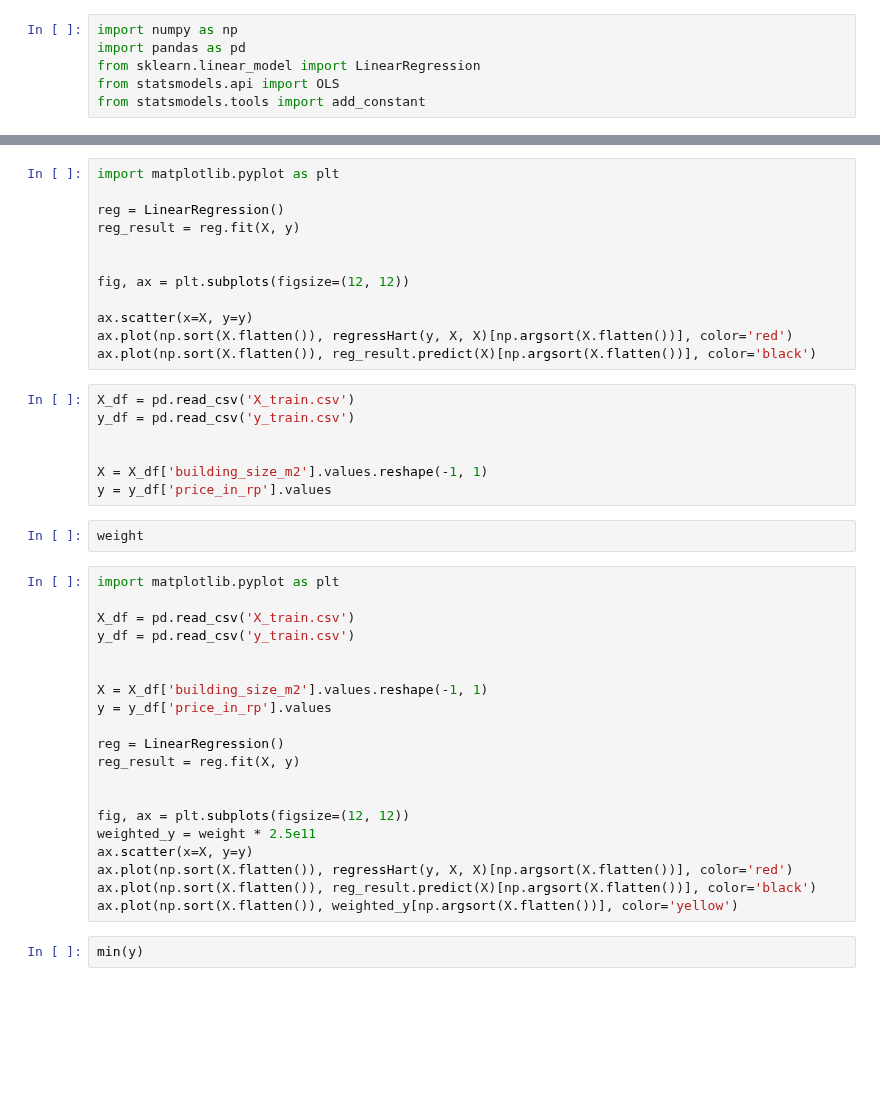
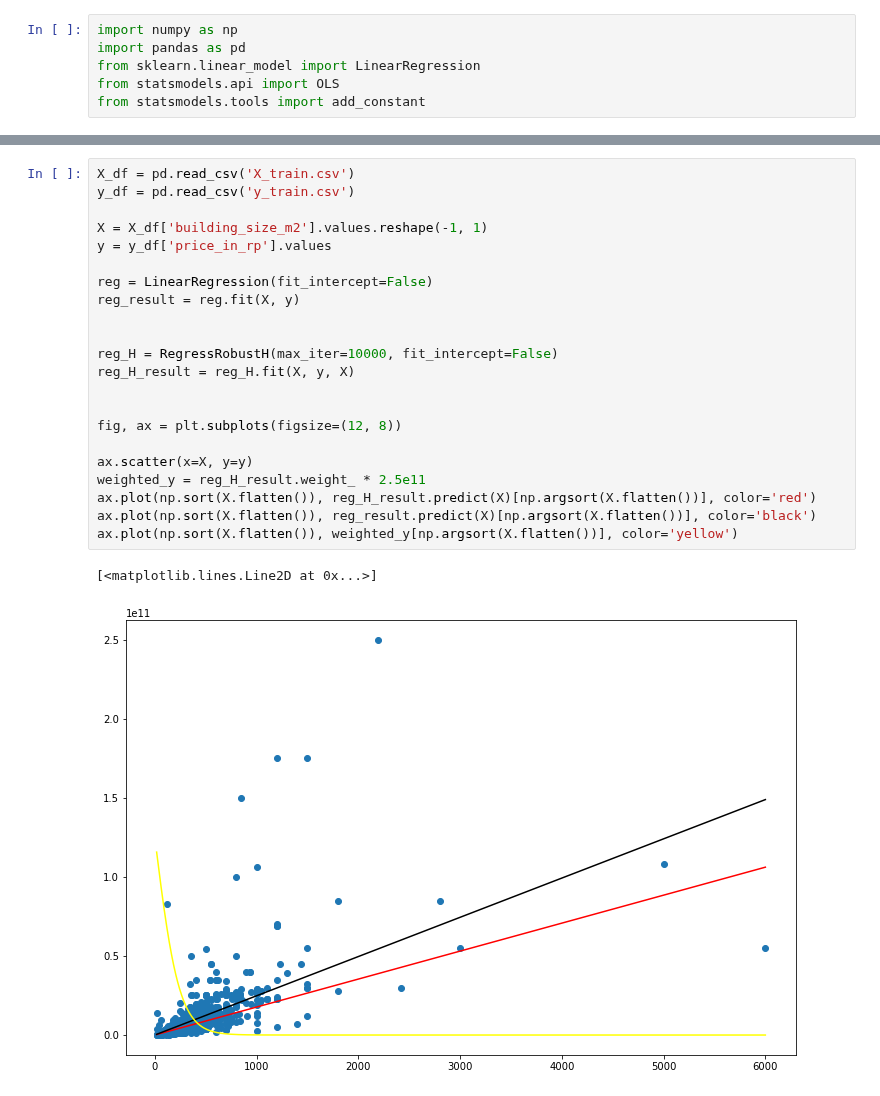
Before and after one commit to nbarizki/jabodetabekhousepricing, a Jupyter notebook: Modules/Note/App . 1 - Heteroscedacity-Robust Regression.ipynb, the cells around one changed output, grey strips where cells are left out. Drawn from its saved outputs; the diff is of its cells as text; blank space fills up the shorter version.

```diff
--- a/Modules/Note/App . 1 - Heteroscedacity-Robust Regression.ipynb
+++ b/Modules/Note/App . 1 - Heteroscedacity-Robust Regression.ipynb
@@ -204,43 +178,25 @@ ax.plot(np.sort(X.flatten()), regressHart(y, X, X)[np.argsort(X.flatten())], col
 # %%
-import matplotlib.pyplot as plt
+X_df = pd.read_csv('X_train.csv')
+y_df = pd.read_csv('y_train.csv')
 
-reg = LinearRegression()
+X = X_df['building_size_m2'].values.reshape(-1, 1)
+y = y_df['price_in_rp'].values
+
+reg = LinearRegression(fit_intercept=False)
 reg_result = reg.fit(X, y)
 
 
-fig, ax = plt.subplots(figsize=(12, 12))
+reg_H = RegressRobustH(max_iter=10000, fit_intercept=False)
+reg_H_result = reg_H.fit(X, y, X)
+
+
+fig, ax = plt.subplots(figsize=(12, 8))
 
 ax.scatter(x=X, y=y)
-ax.plot(np.sort(X.flatten()), regressHart(y, X, X)[np.argsort(X.flatten())], color='red')
+weighted_y = reg_H_result.weight_ * 2.5e11
+ax.plot(np.sort(X.flatten()), reg_H_result.predict(X)[np.argsort(X.flatten())], color='red')
 ax.plot(np.sort(X.flatten()), reg_result.predict(X)[np.argsort(X.flatten())], color='black')
+ax.plot(np.sort(X.flatten()), weighted_y[np.argsort(X.flatten())], color='yellow')
+# %% [output]
+[<matplotlib.lines.Line2D at 0x...>]
+[figure, added]
-# %%
-X_df = pd.read_csv('X_train.csv')
-y_df = pd.read_csv('y_train.csv')
-
-
-X = X_df['building_size_m2'].values.reshape(-1, 1)
-y = y_df['price_in_rp'].values
-# %%
-weight
-# %%
-import matplotlib.pyplot as plt
-
-X_df = pd.read_csv('X_train.csv')
-y_df = pd.read_csv('y_train.csv')
-
-
-X = X_df['building_size_m2'].values.reshape(-1, 1)
-y = y_df['price_in_rp'].values
-
-reg = LinearRegression()
-reg_result = reg.fit(X, y)
-
-
-fig, ax = plt.subplots(figsize=(12, 12))
-weighted_y = weight * 2.5e11
-ax.scatter(x=X, y=y)
-ax.plot(np.sort(X.flatten()), regressHart(y, X, X)[np.argsort(X.flatten())], color='red')
-ax.plot(np.sort(X.flatten()), reg_result.predict(X)[np.argsort(X.flatten())], color='black')
-ax.plot(np.sort(X.flatten()), weighted_y[np.argsort(X.flatten())], color='yellow')
-# %%
-min(y)
```
Also changed, not shown: parts of 22 cells of this notebook.
